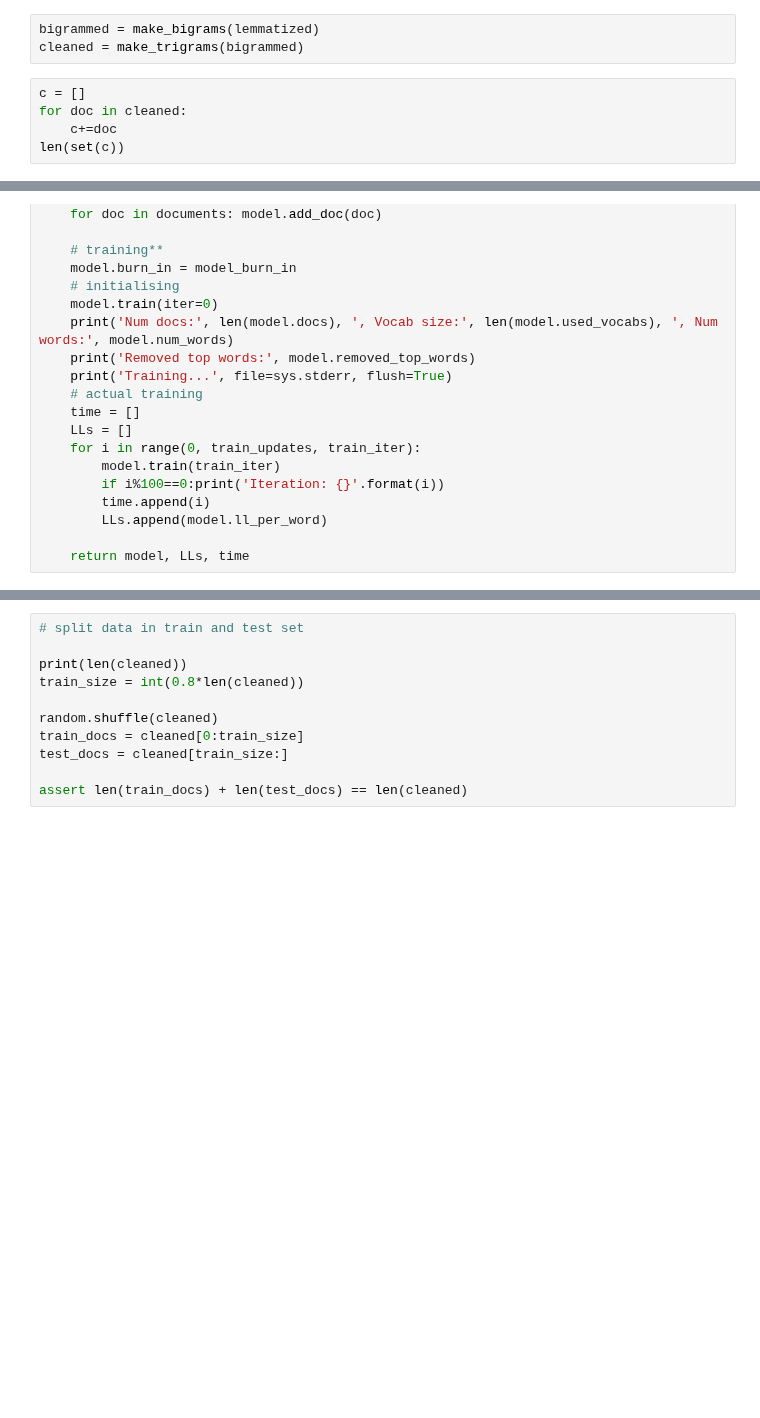
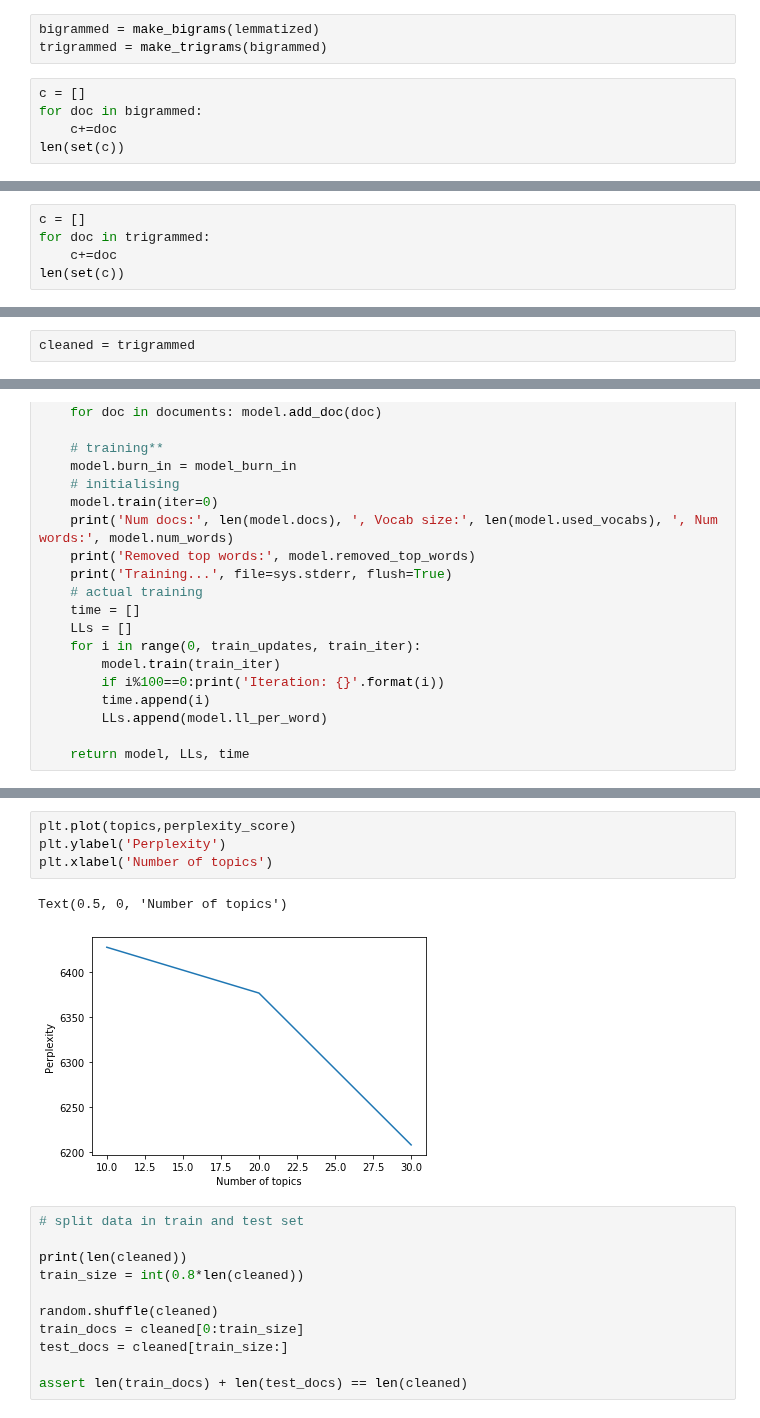
Before and after one commit to GiuliaLanzillotta/ETH_SEARCH, a Jupyter notebook: Abstract_topic_model.ipynb, the cells around one changed output, grey strips where cells are left out. Cells and saved outputs as stored; diff of their text form; blank space fills up the shorter version.

```diff
--- a/Abstract_topic_model.ipynb
+++ b/Abstract_topic_model.ipynb
@@ -169,10 +176,10 @@ def make_trigrams(texts):
     return [trigram_mod[bigram_mod[doc]] for doc in texts]
 # %%
 bigrammed = make_bigrams(lemmatized)
-cleaned = make_trigrams(bigrammed)
+trigrammed = make_trigrams(bigrammed)
 # %%
 c = []
-for doc in cleaned:
+for doc in bigrammed:
     c+=doc
 len(set(c))
 # %% [output]
@@ -179,0 +189,5 @@ len(set(c))
+# %%
+c = []
+for doc in trigrammed:
+    c+=doc
+len(set(c))
@@ -182,5 +200,7 @@ After grouping words that occur commonly together we have / **68689** terms (17,
 # %% [markdown]
 ### 1.6 Analyse the vocabulary
+# %%
+cleaned = trigrammed
 # %%
 flatten = lambda l: [item for sublist in l for item in sublist]
 # %%
@@ -363,3 +413,10 @@ topics[np.argmin(perplexity_score)]
+# %%
+plt.plot(topics,perplexity_score)
+plt.ylabel('Perplexity')
+plt.xlabel('Number of topics')
+# %% [output]
+Text(0.5, 0, 'Number of topics')
+[figure, added]
 # %%
 # split data in train and test set
 
```
Also changed, not shown: parts of 36 cells of this notebook.
